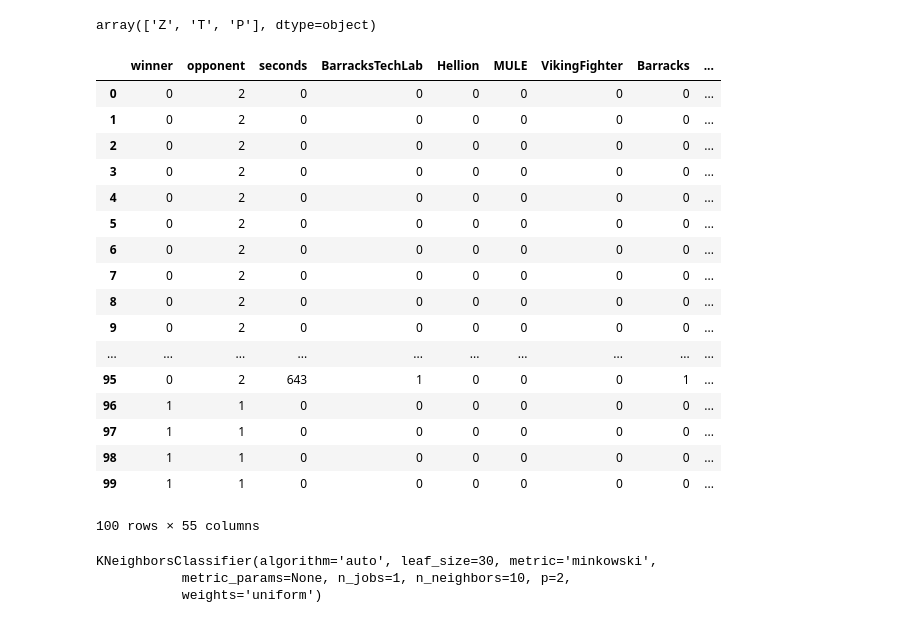
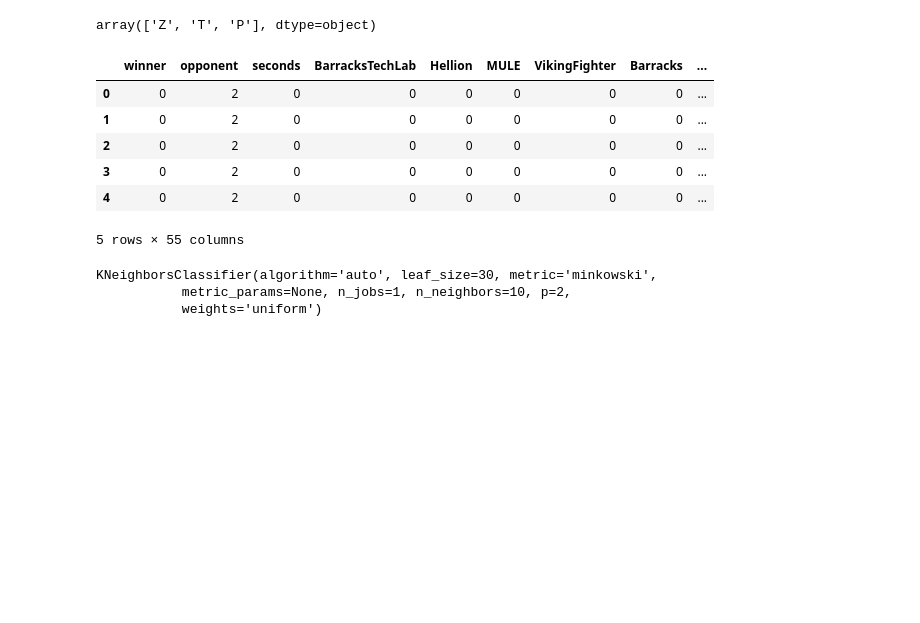
Before and after one commit to maxned/Bot-the-Builder, a Jupyter notebook: JosueFiles/KNN_Notebook.ipynb, the cells around one changed output. Drawn from its saved outputs; the diff is of its cells as text; code cells hidden in the pictures; blank space fills up the shorter version.

```diff
--- a/JosueFiles/KNN_Notebook.ipynb
+++ b/JosueFiles/KNN_Notebook.ipynb
@@ -27,26 +27,15 @@ array(['Z', 'T', 'P'], dtype=object)
 
 data.replace({'opponent' : { 'T' : 1, 'Z' : 2, 'P' : 3 }}, inplace =True)
 # %%
-data.head(100)
+data.head()
 # %% [output]
 |  | winner | opponent | seconds | BarracksTechLab | Hellion | MULE | VikingFighter | Barracks | ... |
 | 0 | 0 | 2 | 0 | 0 | 0 | 0 | 0 | 0 | ... |
 | 1 | 0 | 2 | 0 | 0 | 0 | 0 | 0 | 0 | ... |
 | 2 | 0 | 2 | 0 | 0 | 0 | 0 | 0 | 0 | ... |
 | 3 | 0 | 2 | 0 | 0 | 0 | 0 | 0 | 0 | ... |
 | 4 | 0 | 2 | 0 | 0 | 0 | 0 | 0 | 0 | ... |
-| 5 | 0 | 2 | 0 | 0 | 0 | 0 | 0 | 0 | ... |
-| 6 | 0 | 2 | 0 | 0 | 0 | 0 | 0 | 0 | ... |
-| 7 | 0 | 2 | 0 | 0 | 0 | 0 | 0 | 0 | ... |
-| 8 | 0 | 2 | 0 | 0 | 0 | 0 | 0 | 0 | ... |
-| 9 | 0 | 2 | 0 | 0 | 0 | 0 | 0 | 0 | ... |
-| ... | ... | ... | ... | ... | ... | ... | ... | ... | ... |
-| 95 | 0 | 2 | 643 | 1 | 0 | 0 | 0 | 1 | ... |
-| 96 | 1 | 1 | 0 | 0 | 0 | 0 | 0 | 0 | ... |
-| 97 | 1 | 1 | 0 | 0 | 0 | 0 | 0 | 0 | ... |
-| 98 | 1 | 1 | 0 | 0 | 0 | 0 | 0 | 0 | ... |
-| 99 | 1 | 1 | 0 | 0 | 0 | 0 | 0 | 0 | ... |
-100 rows × 55 columns
+5 rows × 55 columns
 # %%
 datatoTest = data.iloc[12:95, 1:] #split this up to test (first game)
 datatoModel = data.iloc[96:, :] #
```
Also changed, not shown: parts of 6 cells of this notebook, 8 other files.
